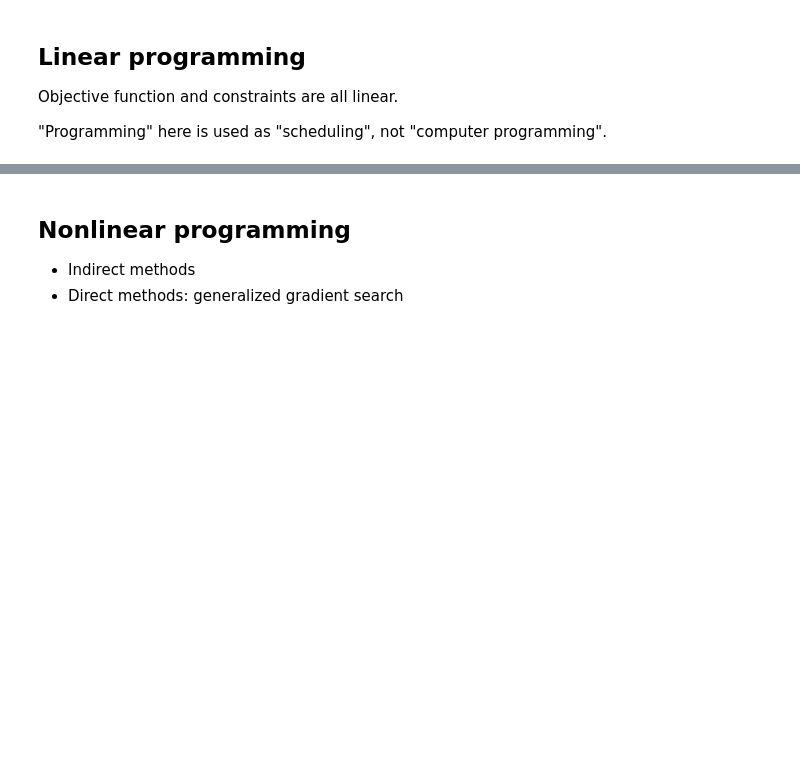
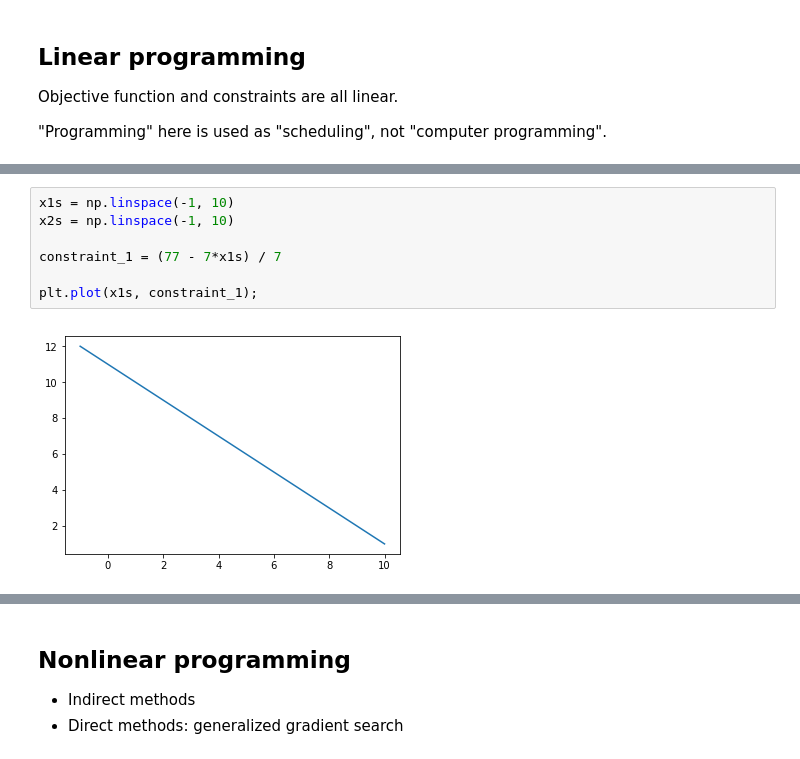
Before and after one commit to danimateos/numerical_methods, a Jupyter notebook: section-04.ipynb, the cells around one changed output, grey strips where cells are left out. Saved outputs shown, nothing was run; the diff lists cells and outputs as text; blank space fills up the shorter version.

```diff
--- a/section-04.ipynb
+++ b/section-04.ipynb
@@ -189,0 +239,9 @@ TODO: the gas-processing plant
+# %%
+x1s = np.linspace(-1, 10)
+x2s = np.linspace(-1, 10)
+
+constraint_1 = (77 - 7*x1s) / 7
+
+plt.plot(x1s, constraint_1);
+# %% [output]
+[figure, added]
```
Also changed, not shown: parts of 20 cells of this notebook, 1 other file.
